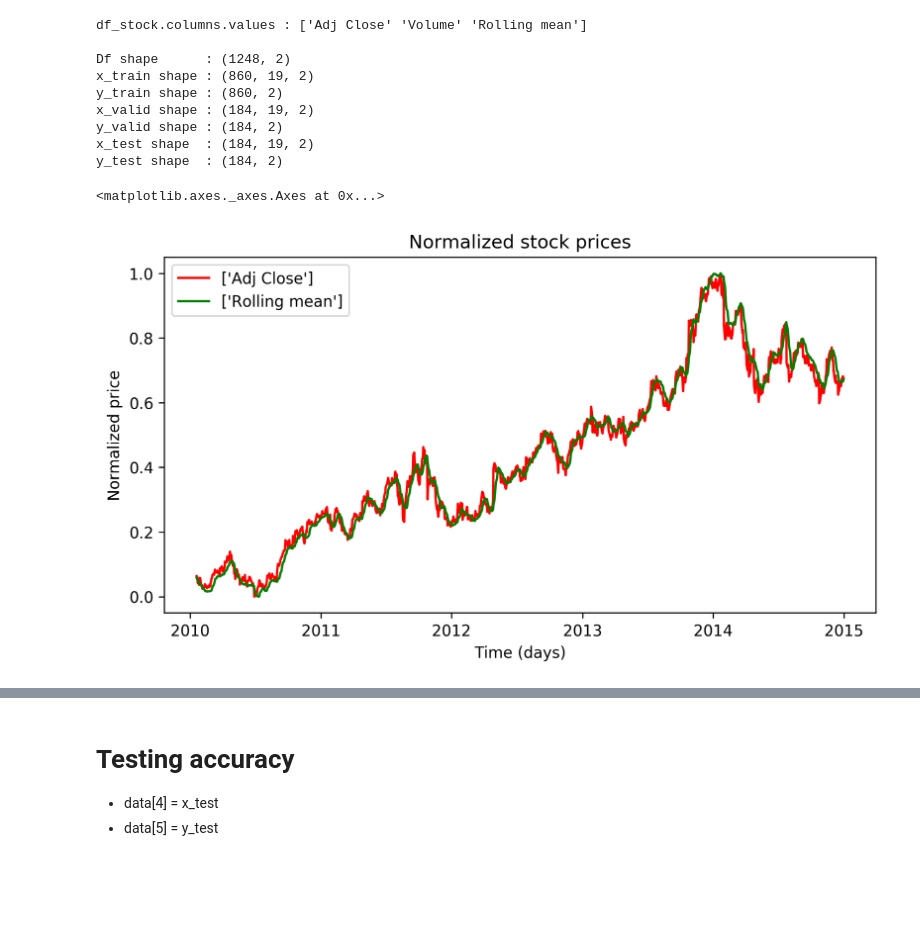
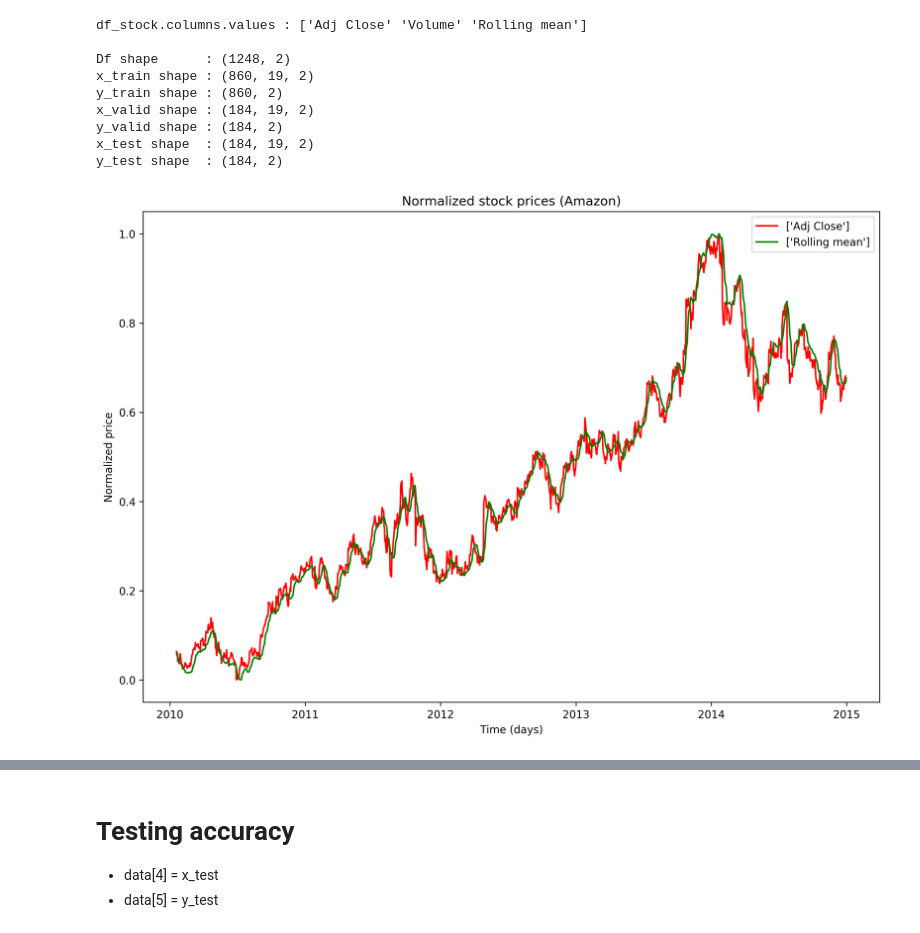
Before and after one commit to rtbins/Capstone-MachineLearning-Nanodegree, a Jupyter notebook: Project/AMAZON_Stocks.ipynb, the cells around one changed output, grey strips where cells are left out. Cells and saved outputs as stored; diff of their text form; code cells hidden in the pictures; blank space fills up the shorter version.

```diff
--- a/Project/AMAZON_Stocks.ipynb
+++ b/Project/AMAZON_Stocks.ipynb
@@ -22,6 +22,9 @@ config.stock_name = 'amazon'
 
 stock_names = Stock_names()
 features = Features()
+
+def plot_name(name):
+    return 'images/{}_{}.png'.format(config.stock_name.title(), name)
 # %% [output]
 [interactive output not drawn]
 [interactive output not drawn]
@@ -152,16 +156,17 @@ y_valid shape : (184, 2)
 x_test shape  : (184, 19, 2)
 y_test shape  : (184, 2)
 # %%
-plot_norm = plt.figure(figsize=(8,4), dpi=300)
+plot_norm = plt.figure(figsize=(12,8), dpi=300)
 axes_norm = plot_norm.add_axes([0.1, 0.1, 0.8, 0.8])
 single_figure_plot(axes_norm, df_stock_norm,
                    cols=[(features.adj, 'red'), (features.rol, 'green')],
-                   title= 'Normalized stock prices',
+                   title= 'Normalized stock prices ({})'.format(config.stock_name.title()),
                    ylabel= 'Normalized price'
                   )
+
+plot_norm.savefig(plot_name('normalized_plot'))
 # %% [output]
-<matplotlib.axes._axes.Axes at 0x...>
-[figure, old version]
+[figure, new version]
 # %%
 from lstm_train import train_rnn
 from lstm_test import test_model
```
Also changed, not shown: parts of 5 cells of this notebook, 35 other files.
